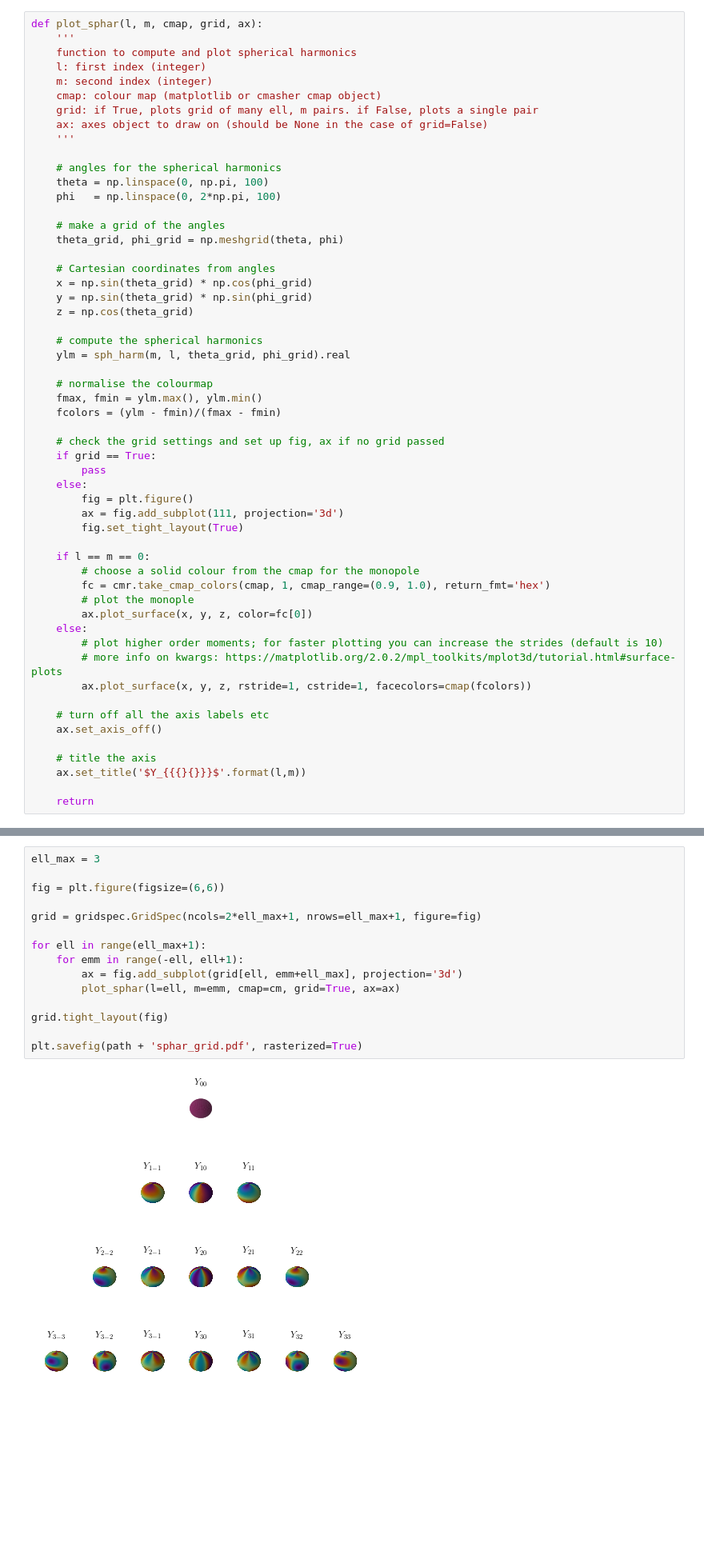
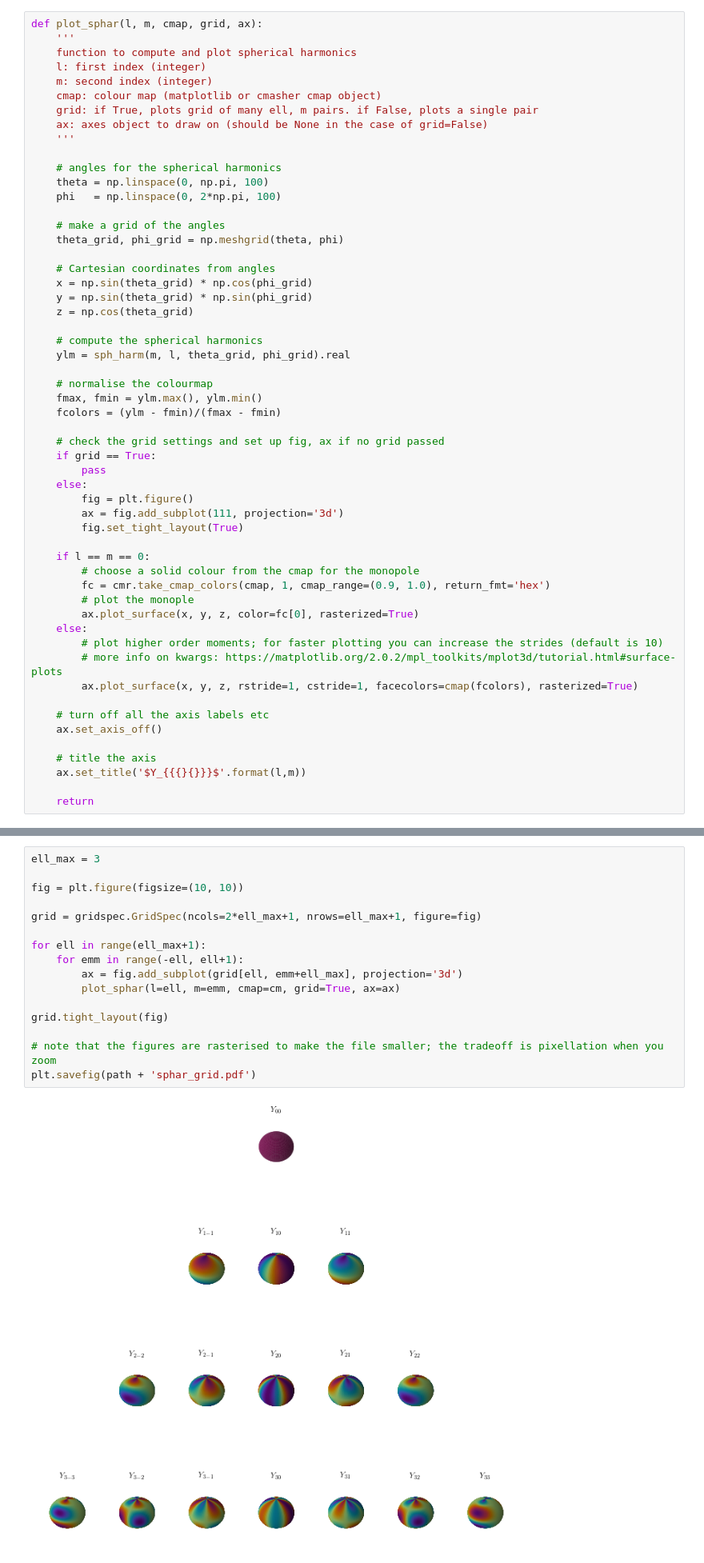
Before and after one commit to nataliehogg/los_6x2pt, a Jupyter notebook: visualising_spherical_harmonics.ipynb, the cells around one changed output, grey strips where cells are left out. Shown at 80% size. Saved outputs shown, nothing was run; the diff lists cells and outputs as text; blank space fills up the shorter version.

```diff
--- a/visualising_spherical_harmonics.ipynb
+++ b/visualising_spherical_harmonics.ipynb
@@ -110,11 +113,11 @@ def plot_sphar(l, m, cmap, grid, ax):
         # choose a solid colour from the cmap for the monopole
         fc = cmr.take_cmap_colors(cmap, 1, cmap_range=(0.9, 1.0), return_fmt='hex')
         # plot the monople
-        ax.plot_surface(x, y, z, color=fc[0])
+        ax.plot_surface(x, y, z, color=fc[0], rasterized=True)
     else:
         # plot higher order moments; for faster plotting you can increase the strides (default is 10)
         # more info on kwargs: https://matplotlib.org/2.0.2/mpl_toolkits/mplot3d/tutorial.html#surface-plots
-        ax.plot_surface(x, y, z, rstride=1, cstride=1, facecolors=cmap(fcolors))
+        ax.plot_surface(x, y, z, rstride=1, cstride=1, facecolors=cmap(fcolors), rasterized=True)
 
     # turn off all the axis labels etc
     ax.set_axis_off()
@@ -138,17 +151,18 @@ plot_sphar(l=1, m=1, cmap=cm, grid=False, ax=None)
 # %%
 ell_max = 3
 
-fig = plt.figure(figsize=(6,6))
+fig = plt.figure(figsize=(10, 10))
 
 grid = gridspec.GridSpec(ncols=2*ell_max+1, nrows=ell_max+1, figure=fig)
 
 for ell in range(ell_max+1):
     for emm in range(-ell, ell+1):
         ax = fig.add_subplot(grid[ell, emm+ell_max], projection='3d')
         plot_sphar(l=ell, m=emm, cmap=cm, grid=True, ax=ax)
 
 grid.tight_layout(fig)
 
-plt.savefig(path + 'sphar_grid.pdf', rasterized=True)
+# note that the figures are rasterised to make the file smaller; the tradeoff is pixellation when you zoom
+plt.savefig(path + 'sphar_grid.pdf')
 # %% [output]
-[figure, old version]
+[figure, new version]
```
Also changed, not shown: parts of 11 cells of this notebook.
